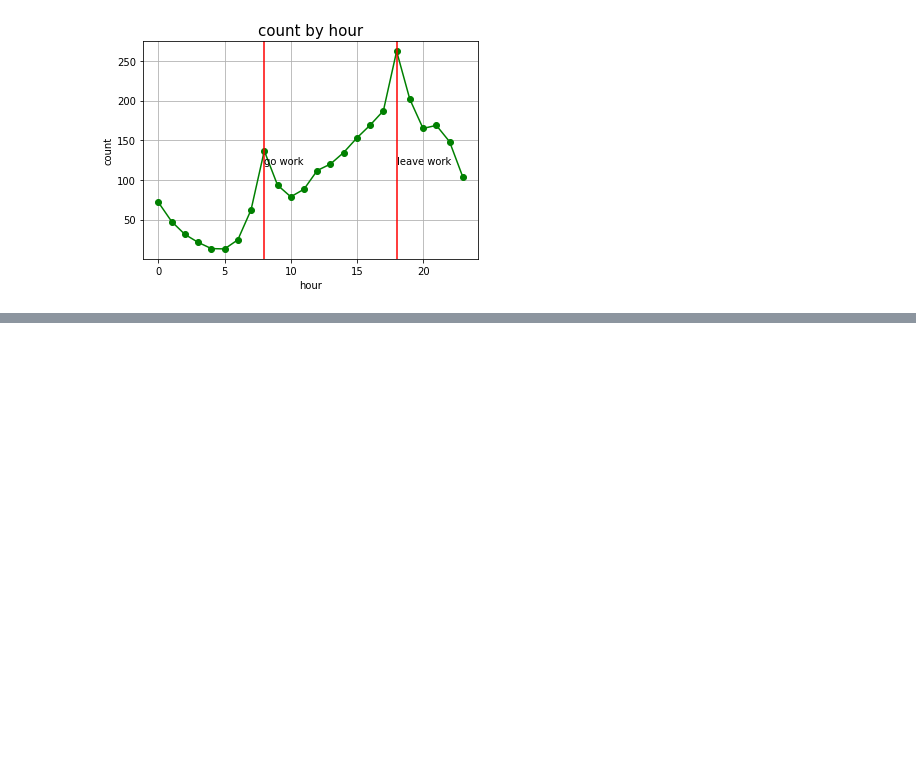
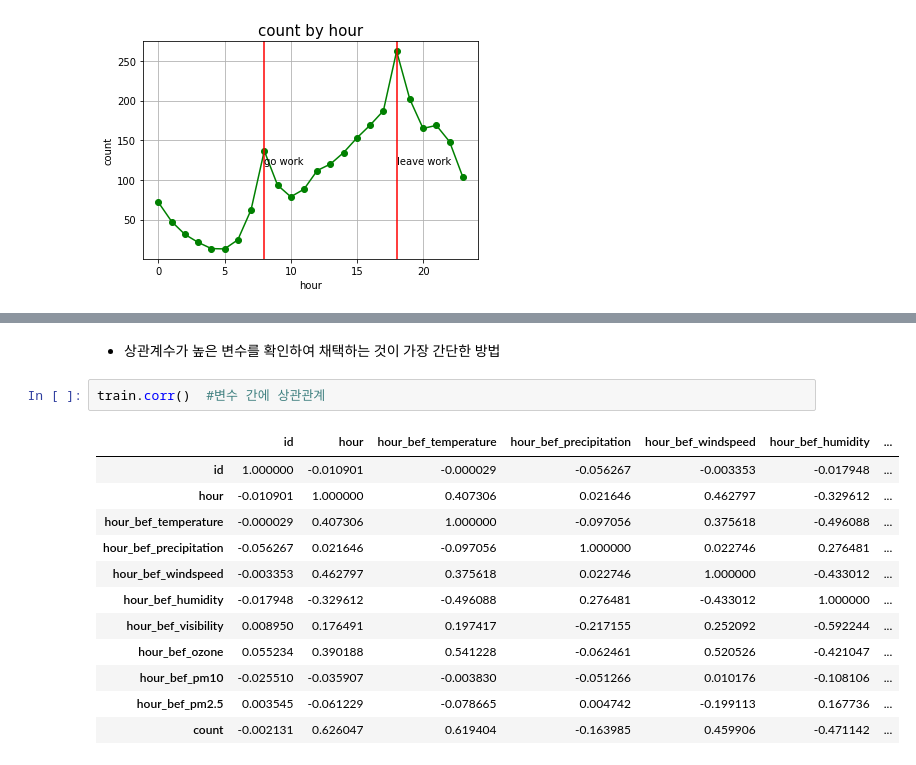
Before and after one commit to RogerUltimate/-Keras-study---project, a Jupyter notebook: 따릉이_EDA.ipynb, the cells around one changed output, grey strips where cells are left out. Saved outputs shown, nothing was run; the diff lists cells and outputs as text; blank space fills up the shorter version.

```diff
--- a/따릉이_EDA.ipynb
+++ b/따릉이_EDA.ipynb
@@ -152,3 +157,20 @@ Text(18, 120, 'leave work')
+# %% [markdown]
+- 상관계수가 높은 변수를 확인하여 채택하는 것이 가장 간단한 방법
+# %%
+train.corr()  #변수 간에 상관관계
+# %% [output]
+|  | id | hour | hour_bef_temperature | hour_bef_precipitation | hour_bef_windspeed | hour_bef_humidity | ... |
+| id | 1.000000 | -0.010901 | -0.000029 | -0.056267 | -0.003353 | -0.017948 | ... |
+| hour | -0.010901 | 1.000000 | 0.407306 | 0.021646 | 0.462797 | -0.329612 | ... |
+| hour_bef_temperature | -0.000029 | 0.407306 | 1.000000 | -0.097056 | 0.375618 | -0.496088 | ... |
+| hour_bef_precipitation | -0.056267 | 0.021646 | -0.097056 | 1.000000 | 0.022746 | 0.276481 | ... |
+| hour_bef_windspeed | -0.003353 | 0.462797 | 0.375618 | 0.022746 | 1.000000 | -0.433012 | ... |
+| hour_bef_humidity | -0.017948 | -0.329612 | -0.496088 | 0.276481 | -0.433012 | 1.000000 | ... |
+| hour_bef_visibility | 0.008950 | 0.176491 | 0.197417 | -0.217155 | 0.252092 | -0.592244 | ... |
+| hour_bef_ozone | 0.055234 | 0.390188 | 0.541228 | -0.062461 | 0.520526 | -0.421047 | ... |
+| hour_bef_pm10 | -0.025510 | -0.035907 | -0.003830 | -0.051266 | 0.010176 | -0.108106 | ... |
+| hour_bef_pm2.5 | 0.003545 | -0.061229 | -0.078665 | 0.004742 | -0.199113 | 0.167736 | ... |
+| count | -0.002131 | 0.626047 | 0.619404 | -0.163985 | 0.459906 | -0.471142 | ... |
 # %%
 import seaborn as sns
 
```
Also changed, not shown: parts of 7 cells of this notebook.
